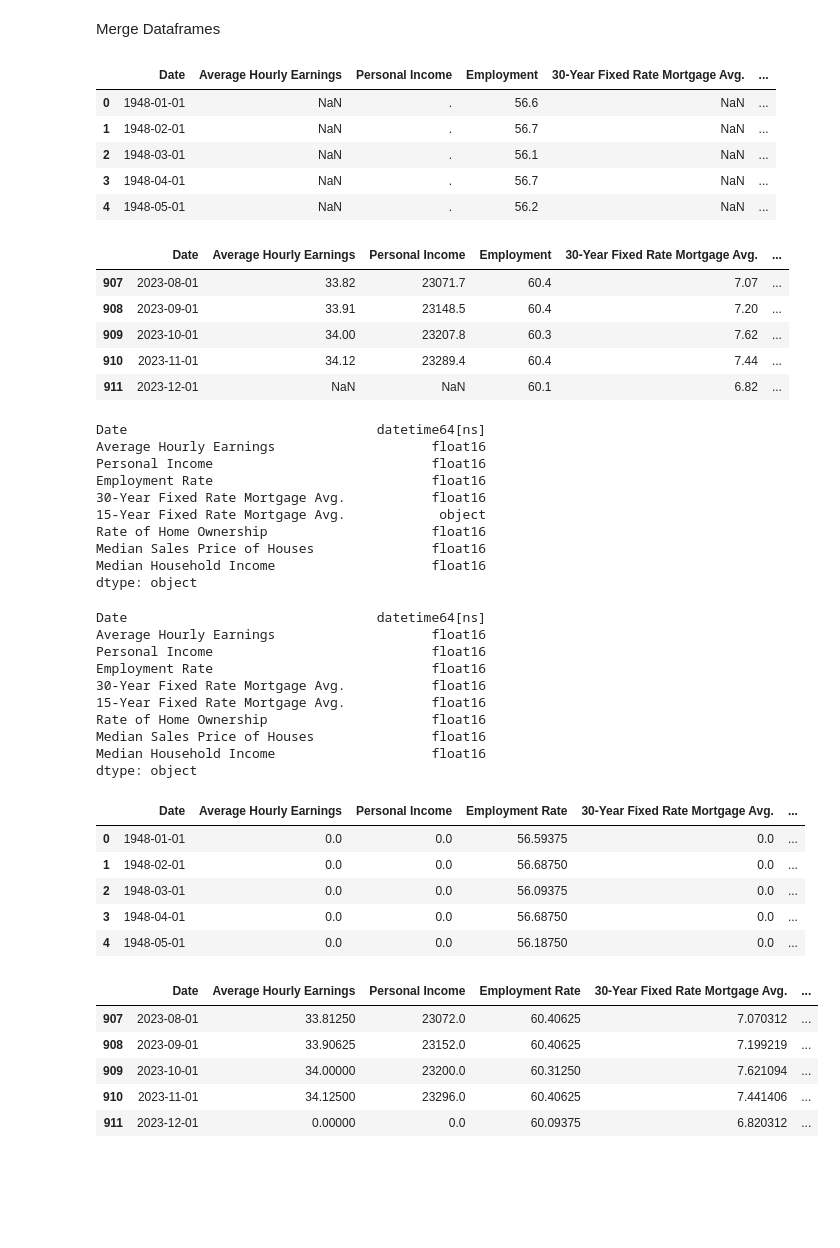
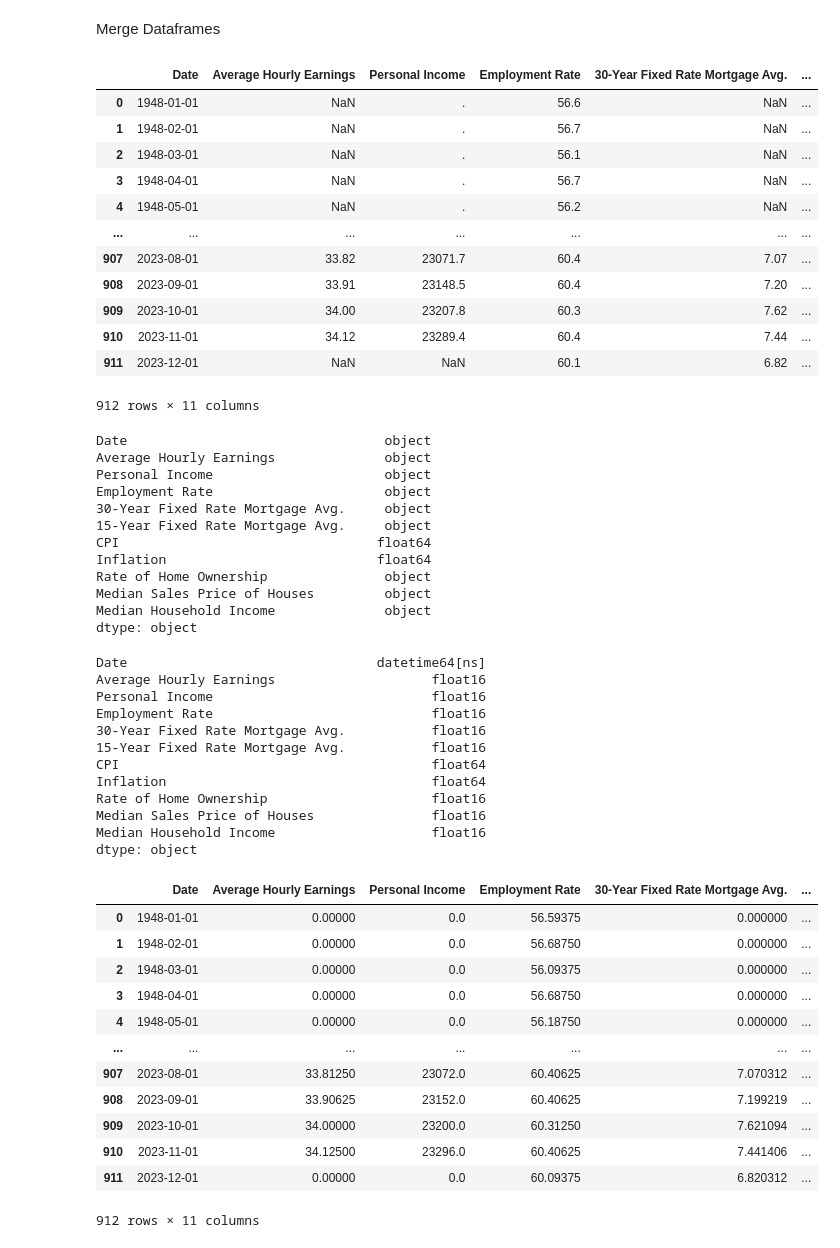
Before and after one commit to ManWithACap/Dataset-Analyzation-Project, a Jupyter notebook: api_data.ipynb, the cells around one changed output. Drawn from its saved outputs; the diff is of its cells as text; code cells hidden in the pictures; blank space fills up the shorter version.

Commit message:
Resolve issue caused by appending CPI data twice

```diff
--- a/api_data.ipynb
+++ b/api_data.ipynb
@@ -275,7 +275,7 @@ employment_rate_monthly_df = \
     employment_rate_monthly_df.rename(
         columns={
               "date"    : "Date"
-            , "value"   : "Employment"
+            , "value"   : "Employment Rate"
         }
     )
 
@@ -401,18 +401,19 @@ economic_data_df = pd.merge(
 
 display(economic_data_df)
 # %% [output]
-|  | Date | Average Hourly Earnings | Personal Income | Employment | 30-Year Fixed Rate Mortgage Avg. | ... |
+|  | Date | Average Hourly Earnings | Personal Income | Employment Rate | 30-Year Fixed Rate Mortgage Avg. | ... |
 | 0 | 1948-01-01 | NaN | . | 56.6 | NaN | ... |
 | 1 | 1948-02-01 | NaN | . | 56.7 | NaN | ... |
 | 2 | 1948-03-01 | NaN | . | 56.1 | NaN | ... |
 | 3 | 1948-04-01 | NaN | . | 56.7 | NaN | ... |
 | 4 | 1948-05-01 | NaN | . | 56.2 | NaN | ... |
+| ... | ... | ... | ... | ... | ... | ... |
+| 907 | 2023-08-01 | 33.82 | 23071.7 | 60.4 | 7.07 | ... |
+| 908 | 2023-09-01 | 33.91 | 23148.5 | 60.4 | 7.20 | ... |
+| 909 | 2023-10-01 | 34.00 | 23207.8 | 60.3 | 7.62 | ... |
+| 910 | 2023-11-01 | 34.12 | 23289.4 | 60.4 | 7.44 | ... |
+| 911 | 2023-12-01 | NaN | NaN | 60.1 | 6.82 | ... |
-|  | Date | Average Hourly Earnings | Personal Income | Employment | 30-Year Fixed Rate Mortgage Avg. | ... |
-| 907 | 2023-08-01 | 33.82 | 23071.7 | 60.4 | 7.07 | ... |
-| 908 | 2023-09-01 | 33.91 | 23148.5 | 60.4 | 7.20 | ... |
-| 909 | 2023-10-01 | 34.00 | 23207.8 | 60.3 | 7.62 | ... |
-| 910 | 2023-11-01 | 34.12 | 23289.4 | 60.4 | 7.44 | ... |
-| 911 | 2023-12-01 | NaN | NaN | 60.1 | 6.82 | ... |
+912 rows × 11 columns
 # %%
 display(economic_data_df.dtypes)
 economic_data_df.fillna(0, inplace=True)
@@ -434,52 +435,56 @@ economic_data_df["Employment Rate"] = \
 economic_data_df["30-Year Fixed Rate Mortgage Avg."] = \
   economic_data_df["30-Year Fixed Rate Mortgage Avg."].astype("float16")
 
 economic_data_df["15-Year Fixed Rate Mortgage Avg."] = \
   economic_data_df["15-Year Fixed Rate Mortgage Avg."].astype("float16")
 
 economic_data_df["Rate of Home Ownership"] = \
   economic_data_df["Rate of Home Ownership"].astype("float16")
 
 economic_data_df["Median Sales Price of Houses"] = \
   economic_data_df["Median Sales Price of Houses"].astype("float16")
 
 economic_data_df["Median Household Income"] = \
   economic_data_df["Median Household Income"].astype("float16")
 
 display(economic_data_df.dtypes)
 
-display(economic_data_df.head())
-display(economic_data_df.tail())
+display(economic_data_df)
 # %% [output]
-Date                                datetime64[ns]
-Average Hourly Earnings                    float16
-Personal Income                            float16
-Employment Rate                            float16
-30-Year Fixed Rate Mortgage Avg.           float16
-15-Year Fixed Rate Mortgage Avg.            object
-Rate of Home Ownership                     float16
-Median Sales Price of Houses               float16
-Median Household Income                    float16
+Date                                 object
+Average Hourly Earnings              object
+Personal Income                      object
+Employment Rate                      object
+30-Year Fixed Rate Mortgage Avg.     object
+15-Year Fixed Rate Mortgage Avg.     object
+CPI                                 float64
+Inflation                           float64
+Rate of Home Ownership               object
+Median Sales Price of Houses         object
+Median Household Income              object
 dtype: object
 Date                                datetime64[ns]
 Average Hourly Earnings                    float16
 Personal Income                            float16
 Employment Rate                            float16
 30-Year Fixed Rate Mortgage Avg.           float16
 15-Year Fixed Rate Mortgage Avg.           float16
+CPI                                        float64
+Inflation                                  float64
 Rate of Home Ownership                     float16
 Median Sales Price of Houses               float16
 Median Household Income                    float16
 dtype: object
 |  | Date | Average Hourly Earnings | Personal Income | Employment Rate | 30-Year Fixed Rate Mortgage Avg. | ... |
-| 0 | 1948-01-01 | 0.0 | 0.0 | 56.59375 | 0.0 | ... |
-| 1 | 1948-02-01 | 0.0 | 0.0 | 56.68750 | 0.0 | ... |
-| 2 | 1948-03-01 | 0.0 | 0.0 | 56.09375 | 0.0 | ... |
-| 3 | 1948-04-01 | 0.0 | 0.0 | 56.68750 | 0.0 | ... |
-| 4 | 1948-05-01 | 0.0 | 0.0 | 56.18750 | 0.0 | ... |
+| 0 | 1948-01-01 | 0.00000 | 0.0 | 56.59375 | 0.000000 | ... |
+| 1 | 1948-02-01 | 0.00000 | 0.0 | 56.68750 | 0.000000 | ... |
+| 2 | 1948-03-01 | 0.00000 | 0.0 | 56.09375 | 0.000000 | ... |
+| 3 | 1948-04-01 | 0.00000 | 0.0 | 56.68750 | 0.000000 | ... |
+| 4 | 1948-05-01 | 0.00000 | 0.0 | 56.18750 | 0.000000 | ... |
+| ... | ... | ... | ... | ... | ... | ... |
+| 907 | 2023-08-01 | 33.81250 | 23072.0 | 60.40625 | 7.070312 | ... |
+| 908 | 2023-09-01 | 33.90625 | 23152.0 | 60.40625 | 7.199219 | ... |
+| 909 | 2023-10-01 | 34.00000 | 23200.0 | 60.31250 | 7.621094 | ... |
+| 910 | 2023-11-01 | 34.12500 | 23296.0 | 60.40625 | 7.441406 | ... |
+| 911 | 2023-12-01 | 0.00000 | 0.0 | 60.09375 | 6.820312 | ... |
-|  | Date | Average Hourly Earnings | Personal Income | Employment Rate | 30-Year Fixed Rate Mortgage Avg. | ... |
-| 907 | 2023-08-01 | 33.81250 | 23072.0 | 60.40625 | 7.070312 | ... |
-| 908 | 2023-09-01 | 33.90625 | 23152.0 | 60.40625 | 7.199219 | ... |
-| 909 | 2023-10-01 | 34.00000 | 23200.0 | 60.31250 | 7.621094 | ... |
-| 910 | 2023-11-01 | 34.12500 | 23296.0 | 60.40625 | 7.441406 | ... |
-| 911 | 2023-12-01 | 0.00000 | 0.0 | 60.09375 | 6.820312 | ... |
+912 rows × 11 columns
```
Also changed, not shown: parts of 4 cells of this notebook.
